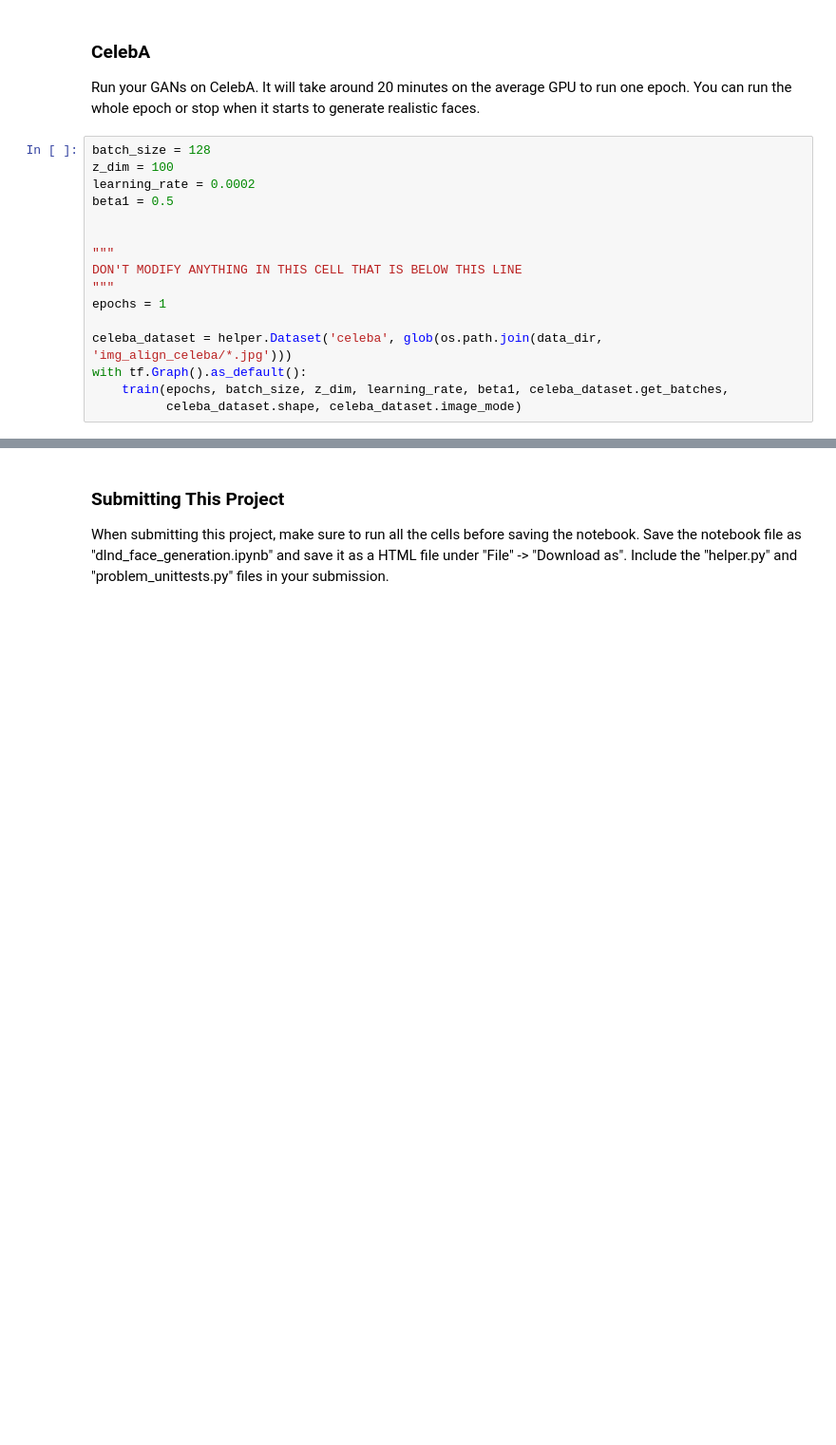
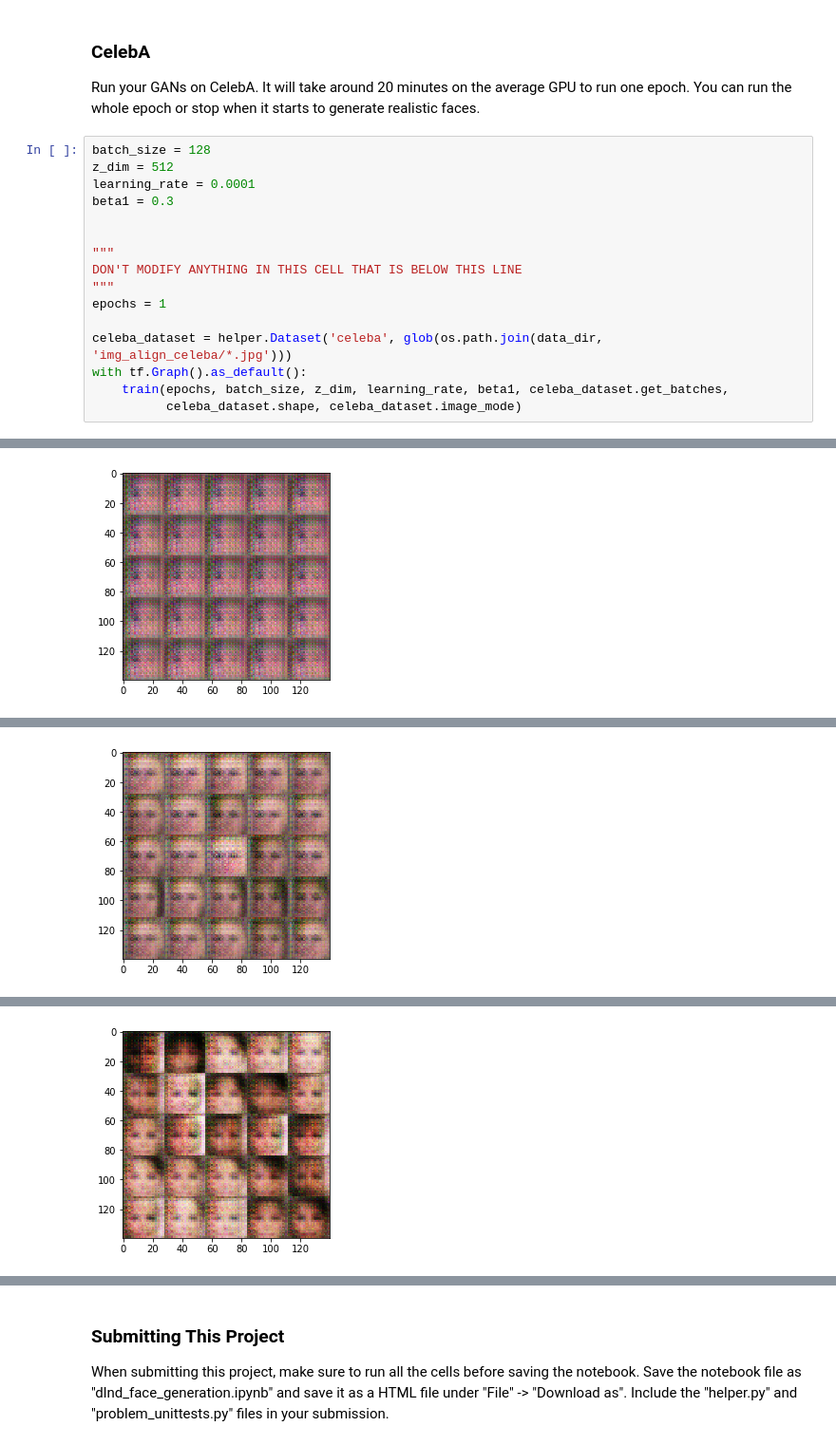
Before and after one commit to pathpot/deep-learning-exercise, a Jupyter notebook: face_generation/dlnd_face_generation.ipynb, the cells around one changed output, grey strips where cells are left out. Shown at 95% size. Drawn from its saved outputs; the diff is of its cells as text; blank space fills up the shorter version.

```diff
--- a/face_generation/dlnd_face_generation.ipynb
+++ b/face_generation/dlnd_face_generation.ipynb
@@ -391,9 +495,9 @@ with tf.Graph().as_default():
 Run your GANs on CelebA.  It will take around 20 minutes on the average GPU to run one epoch.  You can run the whole epoch or stop when it starts to generate realistic faces.
 # %%
 batch_size = 128
-z_dim = 100
-learning_rate = 0.0002
-beta1 = 0.5
+z_dim = 512
+learning_rate = 0.0001
+beta1 = 0.3
 
 
 """
@@ -405,3 +509,4 @@ celeba_dataset = helper.Dataset('celeba', glob(os.path.join(data_dir, 'img_align
 with tf.Graph().as_default():
     train(epochs, batch_size, z_dim, learning_rate, beta1, celeba_dataset.get_batches,
           celeba_dataset.shape, celeba_dataset.image_mode)
+# %% [output]
@@ -407,0 +523 @@ with tf.Graph().as_default():
+[figure, added]
@@ -407,0 +534 @@ with tf.Graph().as_default():
+[figure, added]
@@ -407,0 +545 @@ with tf.Graph().as_default():
+[figure, added]
```
Also changed, not shown: parts of 11 cells of this notebook.
